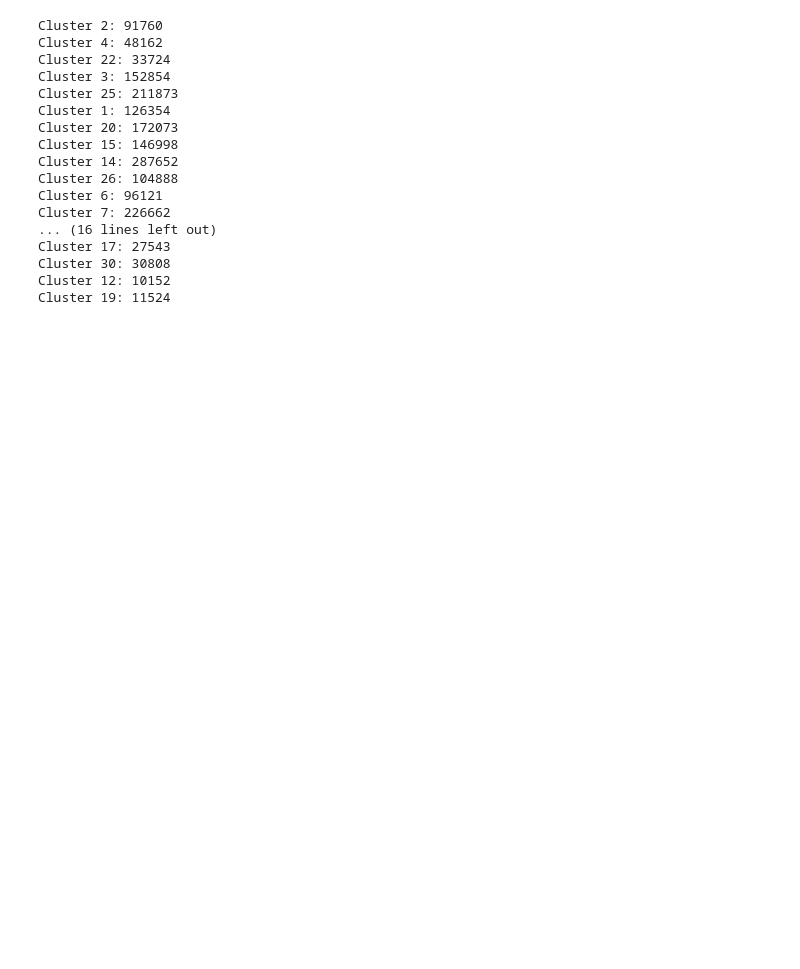
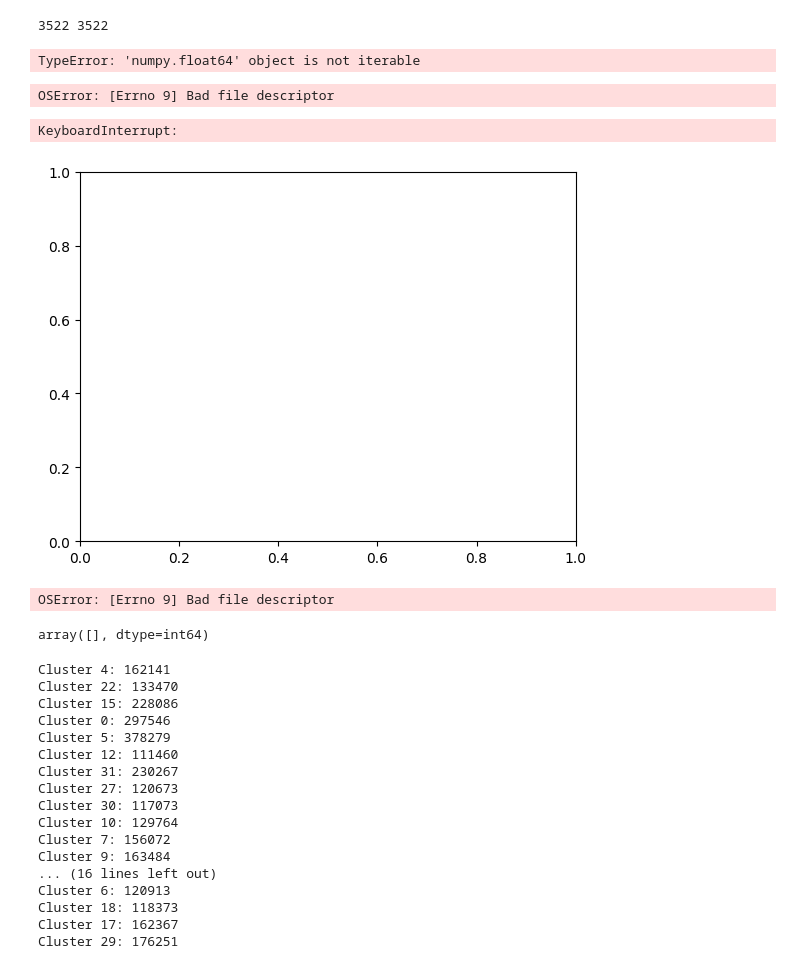
Before and after one commit to felicielevinton/extraction, a Jupyter notebook: test_new_psth.ipynb, the cells around one changed output. Saved outputs shown, nothing was run; the diff lists cells and outputs as text; code cells hidden in the pictures; blank space fills up the shorter version.

```diff
--- a/test_new_psth.ipynb
+++ b/test_new_psth.ipynb
@@ -6,0 +12,8 @@ path = '/Volumes/data2/eTheremin/ALTAI/'+ session + '/'
+# %%
+t_pre = 0.5#0.2
+t_post = 0.50#0.300
+bin_width = 0.005
+# Créer les bins de temps"
+psth_bins = np.arange(-t_pre, t_post, bin_width)
+session = 'ALTAI_20240814_SESSION_00'
+path = '/Volumes/data2/eTheremin/ALTAI/'+ session + '/'
@@ -6,0 +39,23 @@ path = '/Volumes/data2/eTheremin/ALTAI/'+ session + '/'
+# %%
+print(len(triggers_tr), len(tones_total_tr))
+# %% [output]
+3522 3522
+# %%
+mock_tones = np.concatenate([element for sous_tableau in tones_total_tr for element in sous_tableau])
+# %% [output]
+TypeError: 'numpy.float64' object is not iterable
+# %%
+create_tt_no_mock(path, mock=True)
+# %% [output]
+OSError: [Errno 9] Bad file descriptor
+# %%
+an = np.load( '/Volumes/data2/eTheremin/ALTAI/'+ session + '/analog_in.npy')
+# %%
+plt.plot(an[2])
+# %% [output]
+KeyboardInterrupt:
+[figure, added]
+# %%
+triggers_tr, tones_total_tr = get_triggers(path+'headstage_0/', analog_line=0)
+# %% [output]
+OSError: [Errno 9] Bad file descriptor
@@ -7,3 +77,7 @@ path = '/Volumes/data2/eTheremin/ALTAI/'+ session + '/'
+# %%
+triggers_pb
+# %% [output]
+array([], dtype=int64)
 # %%
 
 # Chemin du fichier .pkl
@@ -66,7 +140,7 @@ sr = 30000
 #PLOT
 t_pre = 0.3#
 t_post = 0.50#0.300
-bin_width = 0.1
+bin_width = 0.05
 # Créer les bins de temps"
 psth_bins = np.arange(-t_pre, t_post, bin_width)
 window = [-t_pre, t_post]
@@ -94,23 +168,23 @@ for cluster in range(32):
     pb_psth,pb_edges = compute_psth(spike_times, playback_stim_times, bin_width, window, sr)
     playback.append(pb_psth)
 # %% [output]
-Cluster 2: 91760
-Cluster 4: 48162
-Cluster 22: 33724
-Cluster 3: 152854
-Cluster 25: 211873
-Cluster 1: 126354
-Cluster 20: 172073
-Cluster 15: 146998
-Cluster 14: 287652
-Cluster 26: 104888
-Cluster 6: 96121
-Cluster 7: 226662
+Cluster 4: 162141
+Cluster 22: 133470
+Cluster 15: 228086
+Cluster 0: 297546
+Cluster 5: 378279
+Cluster 12: 111460
+Cluster 31: 230267
+Cluster 27: 120673
+Cluster 30: 117073
+Cluster 10: 129764
+Cluster 7: 156072
+Cluster 9: 163484
 ... (16 lines left out)
-Cluster 17: 27543
-Cluster 30: 30808
-Cluster 12: 10152
-Cluster 19: 11524
+Cluster 6: 120913
+Cluster 18: 118373
+Cluster 17: 162367
+Cluster 29: 176251
 # %%
 tracking_transpose = np.moveaxis(tracking, 1, 0)     # ici matrice transposée dans le bon format  : n_trigs x n_clus x n_bins
 playback_transpose = np.moveaxis(playback, 1, 0)
```
Also changed, not shown: parts of 11 cells of this notebook, 7 other files.
